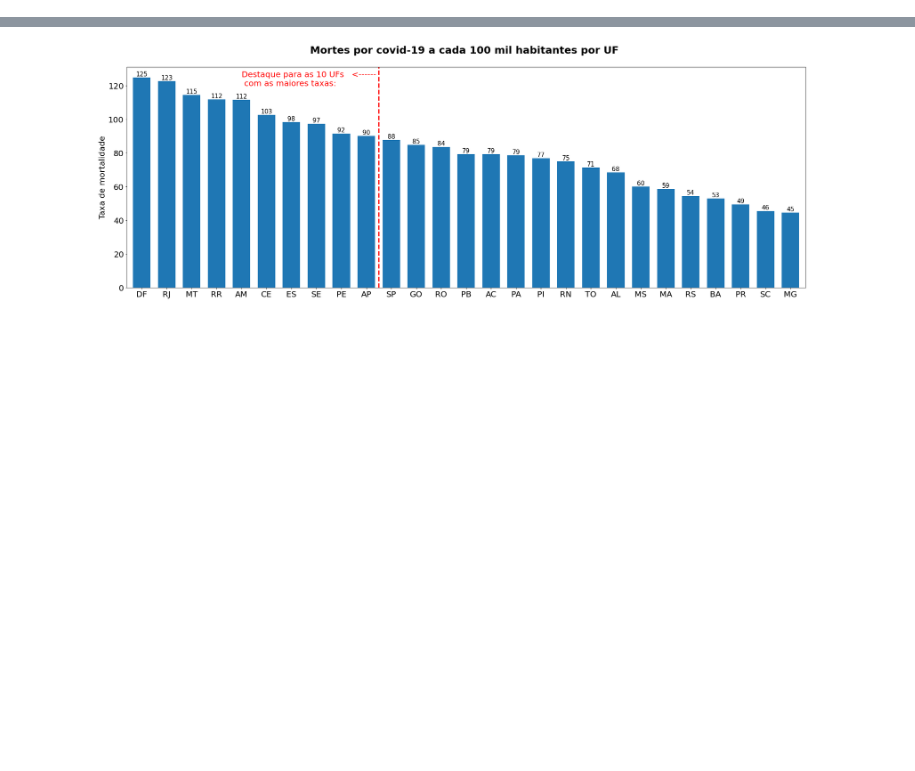
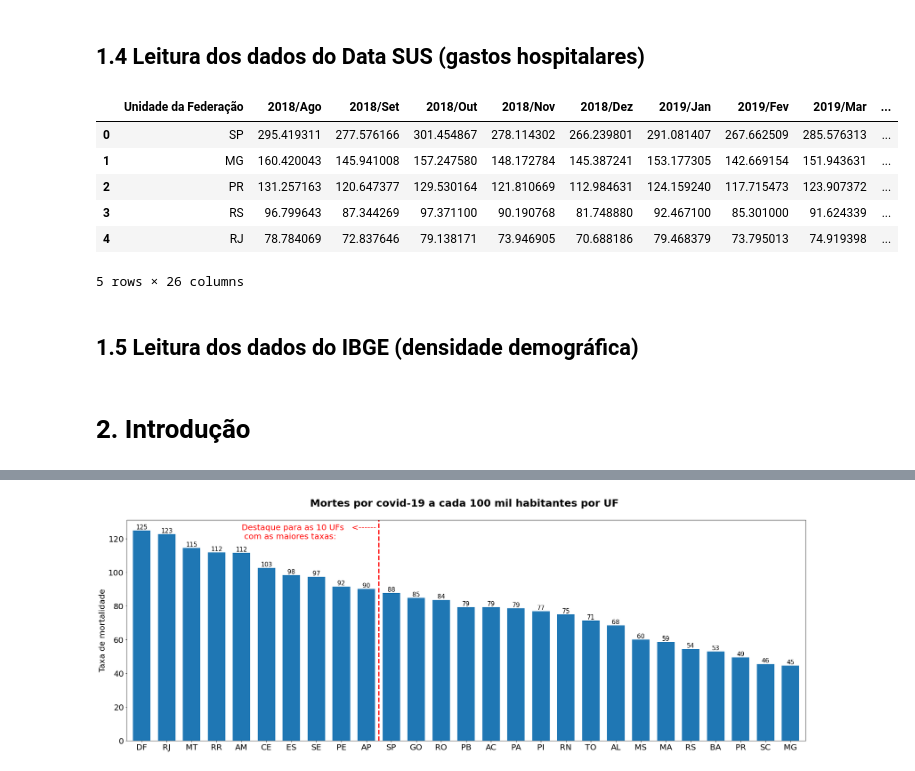
Before and after one commit to renato-favarin/tres_fatores_para_explicar_mortalidade_covid_br, a Jupyter notebook: Renato_da_Nova_Favarin_Projeto_Módulo_01.ipynb, the cells around one changed output, grey strips where cells are left out. Drawn from its saved outputs; the diff is of its cells as text; code cells hidden in the pictures; blank space fills up the shorter version.

```diff
--- a/Renato_da_Nova_Favarin_Projeto_Módulo_01.ipynb
+++ b/Renato_da_Nova_Favarin_Projeto_Módulo_01.ipynb
@@ -307,0 +110,64 @@ plt.show()
+# %% [markdown]
+## 1.4 Leitura dos dados do Data SUS (gastos hospitalares)
+# %%
+fonte = 'https://raw.githubusercontent.com/alura-cursos/agendamento-hospitalar/main/dados/A160324189_28_143_208.csv' #por atendimento
+
+db = pd.read_csv(fonte, encoding='latin1', skiprows =3, sep = ";", skipfooter=12, thousands=".", decimal=",", engine = 'python')
+
+#localizando as colunas não numéricas
+db.select_dtypes(exclude=np.number)
+
+# Há muitas colunas que possuem "-", que descaracteriza a coluna como sendo numérica.
+colunas_usaveis = db.mean().index.tolist()
+
+#Importante adicionar a coluna "Unidade da Federação" para continuar exibindo os valores por UF.
+colunas_usaveis.insert(0,"Unidade da Federação")
+colunas_usaveis
+
+# Efetuo um slice do meu db apenas com as colunas que contém puramente números e removo a coluna Total
+usaveis = db[colunas_usaveis]
+usaveis = usaveis.set_index("Unidade da Federação")
+usaveis = usaveis.drop("Total", axis = "columns")
+
+#Efetuo um novo slide para pegar os dados dos últimos 2 anos
+gastos_SUS_2019_2020 = usaveis
+lista_ultimos_2_anos = gastos_SUS_2019_2020.columns[132:156].tolist()
+gastos_SUS_2019_2020 = gastos_SUS_2019_2020[lista_ultimos_2_anos]
+gastos_SUS_2019_2020.head()
+
+# Criação de uma coluna chamada "Total"
+gastos_SUS_2019_2020["Total"] = gastos_SUS_2019_2020.sum(axis="columns")
+gastos_SUS_2019_2020
+
+
+# Tratar os nomes dos estados dos dados (IBGE fornece os nomes dos Estados por extenso)
+dic = {"12 Acre": "AC", "27 Alagoas": "AL", "16 Amapá": "AP","13 Amazonas":"AM", "29 Bahia":"BA", "23 Ceará":"CE", "53 Distrito Federal":"DF", "32 Espírito Santo":"ES", "52 Goiás":"GO", \
+      "21 Maranhão":"MA","51 Mato Grosso":"MT","50 Mato Grosso do Sul":"MS","31 Minas Gerais":"MG","15 Pará":"PA","25 Paraíba":"PB","41 Paraná":"PR","26 Pernambuco":"PE", "22 Piauí":"PI", \
+      "33 Rio de Janeiro":"RJ","24 Rio Grande do Norte":"RN","43 Rio Grande do Sul":"RS","11 Rondônia":"RO","14 Roraima":"RR","42 Santa Catarina":"SC","35 São Paulo":"SP", \
+      "28 Sergipe":"SE","17 Tocantins":"TO"}
+
+gastos_SUS_2019_2020 = gastos_SUS_2019_2020.reset_index(level=['Unidade da Federação'])
+gastos_SUS_2019_2020['Unidade da Federação'].replace(dic, inplace=True)
+gastos_SUS_2019_2020.set_index('Unidade da Federação',inplace=True, drop=True)
+gastos_SUS_2019_2020_series = gastos_SUS_2019_2020['Total']
+
+
+#Talvez não seja necessário os códigos abaixo
+# Ordenação de acordo com as UFs que mais gastam
+ordenado_por_total = gastos_SUS_2019_2020.sort_values("Total",ascending=False)
+ordenado_por_total_milhoes = ordenado_por_total/1000000
+
+# Retirar o index e inserí-lo em uma coluna (para facilitar na plot do gráfico)
+ordenado_por_total_milhoes.reset_index(inplace=True)
+
+ordenado_por_total_milhoes.head()
+# %% [output]
+|  | Unidade da Federação | 2018/Ago | 2018/Set | 2018/Out | 2018/Nov | 2018/Dez | 2019/Jan | 2019/Fev | 2019/Mar | ... |
+| 0 | SP | 295.419311 | 277.576166 | 301.454867 | 278.114302 | 266.239801 | 291.081407 | 267.662509 | 285.576313 | ... |
+| 1 | MG | 160.420043 | 145.941008 | 157.247580 | 148.172784 | 145.387241 | 153.177305 | 142.669154 | 151.943631 | ... |
+| 2 | PR | 131.257163 | 120.647377 | 129.530164 | 121.810669 | 112.984631 | 124.159240 | 117.715473 | 123.907372 | ... |
+| 3 | RS | 96.799643 | 87.344269 | 97.371100 | 90.190768 | 81.748880 | 92.467100 | 85.301000 | 91.624339 | ... |
+| 4 | RJ | 78.784069 | 72.837646 | 79.138171 | 73.946905 | 70.688186 | 79.468379 | 73.795013 | 74.919398 | ... |
+5 rows × 26 columns
+# %% [markdown]
+## 1.5 Leitura dos dados do IBGE (densidade demográfica)
@@ -307,0 +197,2 @@ plt.show()
+# %% [markdown]
+# 2. Introdução
```
Also changed, not shown: parts of 127 cells of this notebook, 3 other files.
